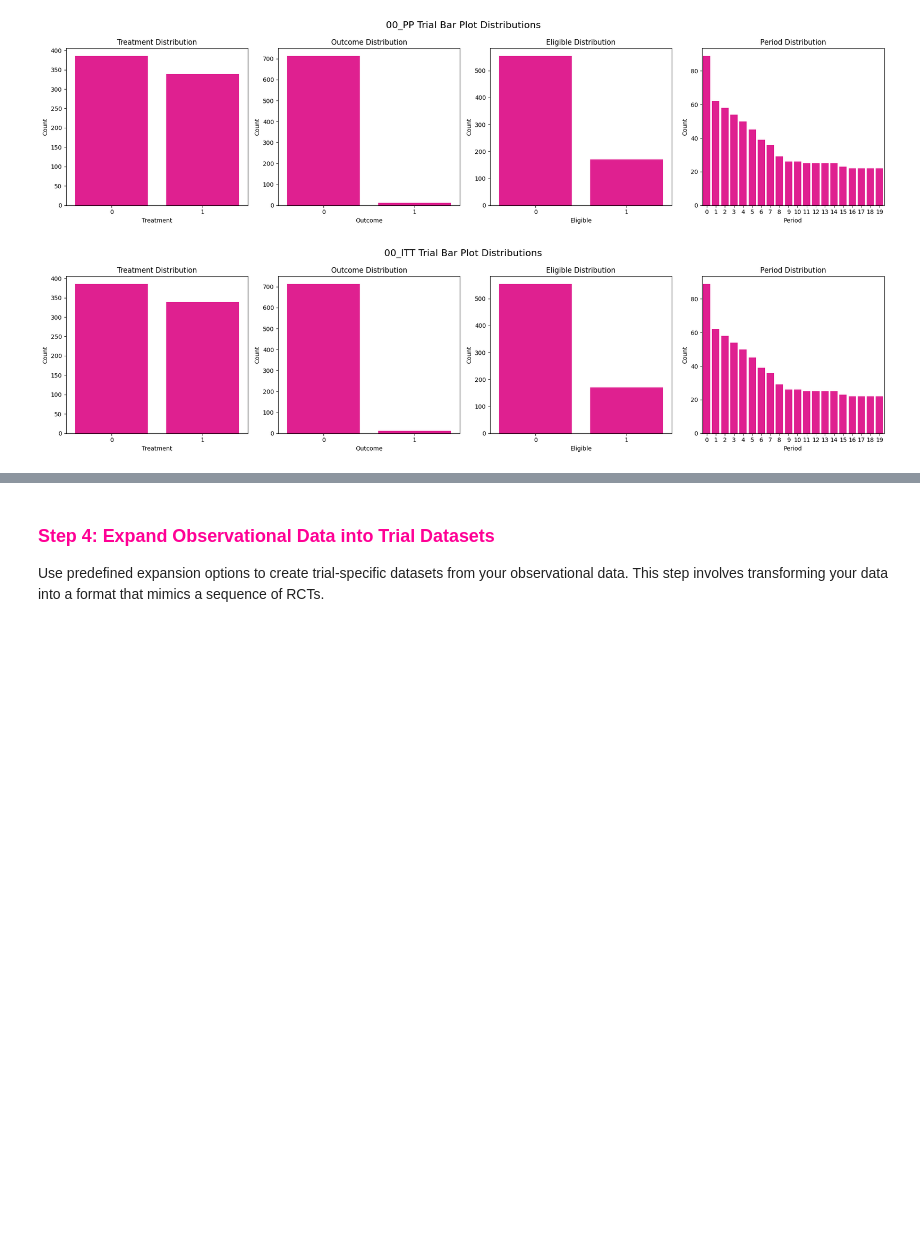
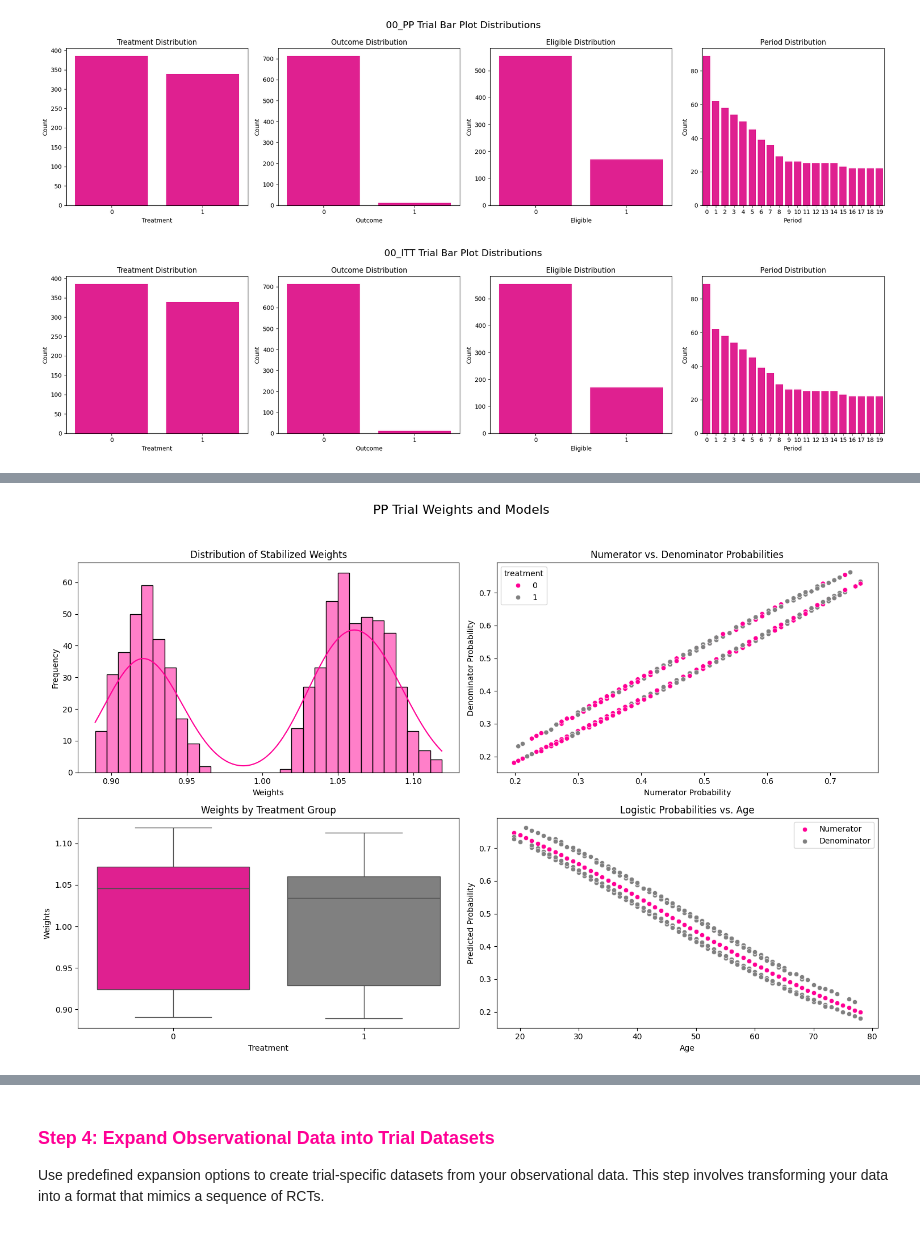
Before and after one commit to Bobberns/Target_Trial_Emulation, a Jupyter notebook: Python Codes/TTE-v1.ipynb, the cells around one changed output, grey strips where cells are left out. Drawn from its saved outputs; the diff is of its cells as text; code cells hidden in the pictures; blank space fills up the shorter version.

Commit message:
add: step 3.1 treatment switching applied only to trial_pp and generation of num & den models

```diff
--- a/Python Codes/TTE-v1.ipynb
+++ b/Python Codes/TTE-v1.ipynb
@@ -169,8 +172,8 @@ I wanted to see for myself what the current dictionaries look like on a bar grap
 </div>
 # %%
 # Define the custom color
-custom_color = (255/255, 0/255, 149/255)  # PINK
-# custom_color = (0/255, 207/255, 121/255)  # GREEN (too bright, not good on white bg)
+custom_pink = (255/255, 0/255, 149/255)  # PINK
+# custom_green = (0/255, 207/255, 121/255)  # GREEN (too bright, not good on white bg)
 
 # Function to plot distributions
 def plot_distributions(trial, title, save_dir):
@@ -179,25 +182,25 @@ def plot_distributions(trial, title, save_dir):
     fig.suptitle(title, fontsize=16)
 
     # Plot treatment distribution
-    sns.countplot(x=trial['treatment'], data=data, ax=axes[0], color=custom_color)
+    sns.countplot(x=trial['treatment'], data=data, ax=axes[0], color=custom_pink)
     axes[0].set_title("Treatment Distribution")
     axes[0].set_xlabel("Treatment")
     axes[0].set_ylabel("Count")
 
     # Plot outcome distribution
-    sns.countplot(x=trial['outcome'], data=data, ax=axes[1], color=custom_color)
+    sns.countplot(x=trial['outcome'], data=data, ax=axes[1], color=custom_pink)
     axes[1].set_title("Outcome Distribution")
     axes[1].set_xlabel("Outcome")
     axes[1].set_ylabel("Count")
 
     # Plot eligible distribution
-    sns.countplot(x=trial['eligible'], data=data, ax=axes[2], color=custom_color)
+    sns.countplot(x=trial['eligible'], data=data, ax=axes[2], color=custom_pink)
     axes[2].set_title("Eligible Distribution")
     axes[2].set_xlabel("Eligible")
     axes[2].set_ylabel("Count")
 
     # Plot period distribution
-    sns.countplot(x=trial['period'], data=data, ax=axes[3], color=custom_color)
+    sns.countplot(x=trial['period'], data=data, ax=axes[3], color=custom_pink)
     axes[3].set_title("Period Distribution")
     axes[3].set_xlabel("Period")
     axes[3].set_ylabel("Count")
@@ -229,0 +455,53 @@ Use **inverse probability of censoring weights (IPCW)** to adjust for biases due
+# %%
+custom_grey = (128/255, 128/255, 128/255)  # RGB for grey
+
+# Visualization function
+def visualize_weights_and_models(data, title, save_dir):
+    """
+    Visualize weights, numerator/denominator probabilities, and logistic fits.
+
+    Args:
+        data: DataFrame with 'weights', 'num_probs', 'denom_probs', 'treatment', 'age'
+        title: Title for the visualization
+        save_dir: Directory to save the plot
+    """
+    fig, axes = plt.subplots(2, 2, figsize=(15, 10))
+    fig.suptitle(title, fontsize=16)
+
+    # Plot 1: Distribution of weights
+    sns.histplot(data['weights'], bins=30, kde=True, ax=axes[0, 0], color=custom_pink)
+    axes[0, 0].set_title("Distribution of Stabilized Weights")
+    axes[0, 0].set_xlabel("Weights")
+    axes[0, 0].set_ylabel("Frequency")
+
+    # Plot 2: Numerator vs. Denominator Probabilities
+    sns.scatterplot(x=data['num_probs'], y=data['denom_probs'], hue=data['treatment'],
+                    ax=axes[0, 1], palette=[custom_pink, custom_grey])
+    axes[0, 1].set_title("Numerator vs. Denominator Probabilities")
+    axes[0, 1].set_xlabel("Numerator Probability")
+    axes[0, 1].set_ylabel("Denominator Probability")
+
+    # Plot 3: Weights vs. Treatment
+    sns.boxplot(x=data['treatment'], y=data['weights'], hue=data['treatment'],
+                ax=axes[1, 0], palette=[custom_pink, custom_grey], legend=False)
+    axes[1, 0].set_title("Weights by Treatment Group")
+    axes[1, 0].set_xlabel("Treatment")
+    axes[1, 0].set_ylabel("Weights")
+
+    # Plot 4: Logistic Fit (Probabilities vs. Age)
+    sns.scatterplot(x=data['age'], y=data['num_probs'], label='Numerator', ax=axes[1, 1], color=custom_pink)
+    sns.scatterplot(x=data['age'], y=data['denom_probs'], label='Denominator', ax=axes[1, 1], color=custom_grey)
+    axes[1, 1].set_title("Logistic Probabilities vs. Age")
+    axes[1, 1].set_xlabel("Age")
+    axes[1, 1].set_ylabel("Predicted Probability")
+    axes[1, 1].legend()
+
+    plt.tight_layout(rect=[0, 0, 1, 0.95])  # Adjust for suptitle
+    os.makedirs(save_dir, exist_ok=True)
+    plt.savefig(os.path.join(save_dir, f"{title.replace(' ', '_')}_visualization.png"))
+    plt.show()
+
+# Visualize results for trial_pp
+visualize_weights_and_models(trial_pp, "PP Trial Weights and Models", trial_pp_dir)
+# %% [output]
+[figure, added]
```
Also changed, not shown: parts of 7 cells of this notebook, 4 other files.
